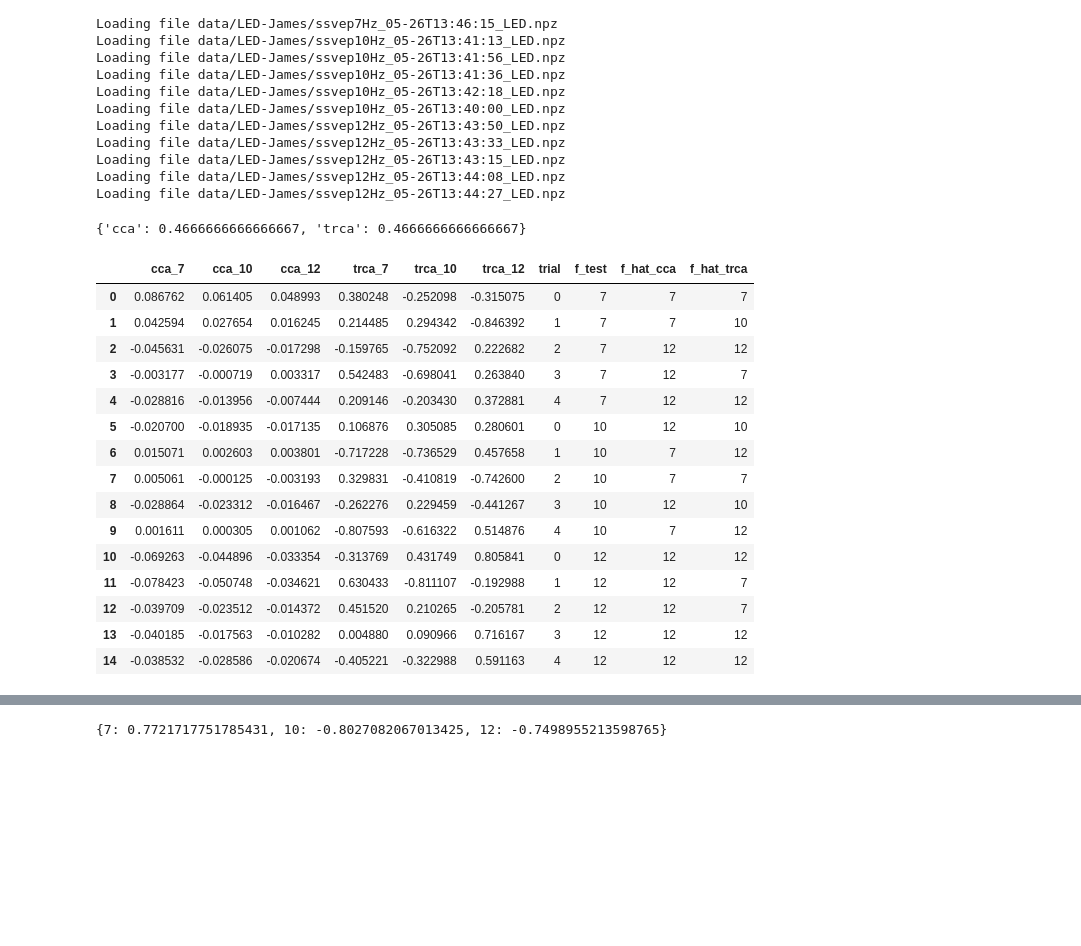
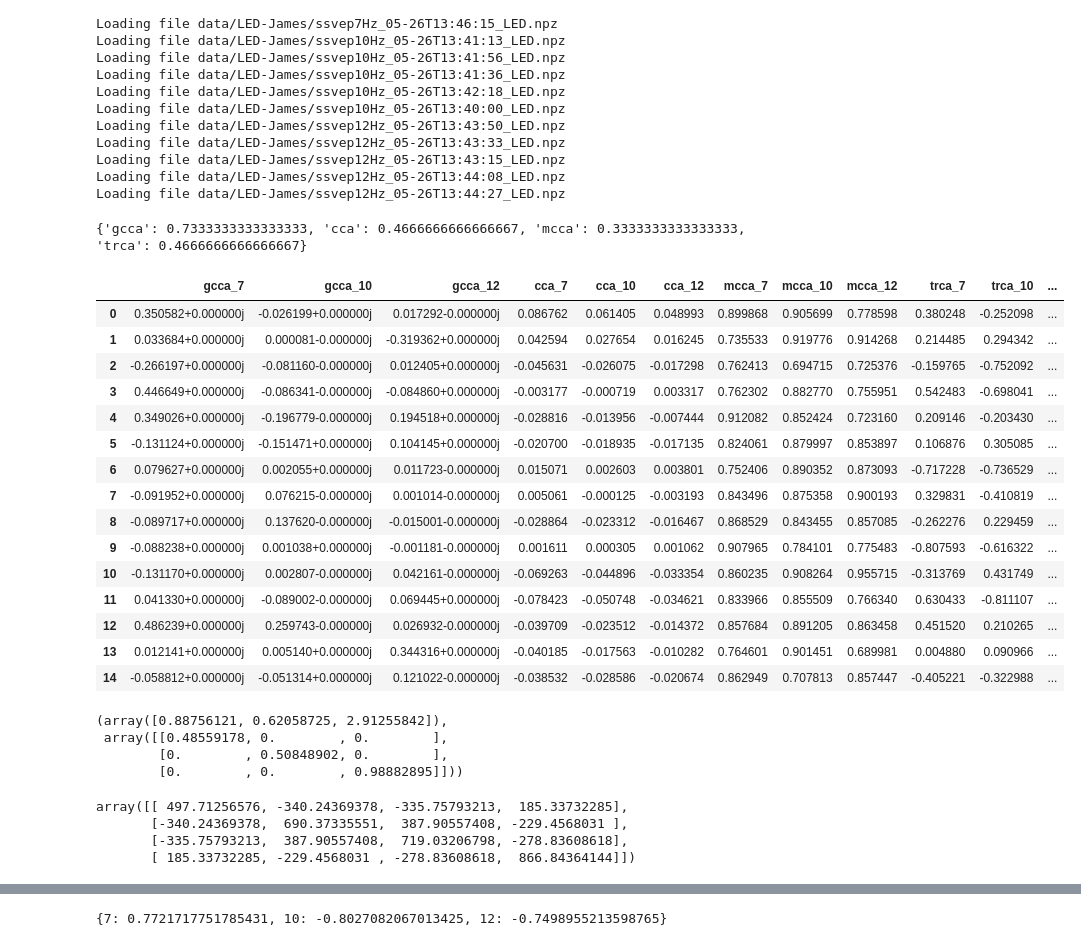
Before and after one commit to JamesTev/EEG-decoding, a Jupyter notebook: EEG-Analysis.ipynb, the cells around one changed output, grey strips where cells are left out. Saved outputs shown, nothing was run; the diff lists cells and outputs as text; code cells hidden in the pictures; blank space fills up the shorter version.

```diff
--- a/EEG-Analysis.ipynb
+++ b/EEG-Analysis.ipynb
@@ -161,6 +161,8 @@ Loading file data/LED-James/ssvep12Hz_05-26T13:44:27_LED.npz
 # %%
 from eeg_lib.synthetic import synth_data_tensor
 from eeg_lib.filtering import iir_bandpass_ssvep_tensor
+
+np.random.seed(0)
 
 # filter params - only relevant if bandpass == True
 bandpass = False
@@ -176,7 +178,7 @@ use_synthetic = False
 Nf, Nc, Ns, Nt = X_ssvep.shape
 
 if use_synthetic:
-    noise_power = 2
+    noise_power = 0.5
     X = synth_data_tensor(stim_freqs, Ns, Nc, Nt, noise_power, fs)
     print("Using synth. generated data with noise power ", noise_power)
 else:
@@ -189,8 +191,9 @@ if bandpass:
 gcca = GCCA(stim_freqs, fs)
 trca = TRCA_SSVEP(stim_freqs)
 cca = CCA(stim_freqs, fs)
+mcca = MsetCCA_SSVEP(stim_freqs)
 
-prefixes = ['cca', 'trca']
+prefixes = ['gcca', 'cca', 'mcca', 'trca']
 form_labels = lambda p, stim_freqs: [f'{p}_{f}' for f in stim_freqs]
 
 col_map = {p: form_labels(p, stim_freqs) for p in prefixes}
@@ -211,56 +214,82 @@ for trial in trials:
     train_indices = list(set(trials)-{trial})
     X_train = X[:, :, -Ns_trunc:, train_indices]
 
-#     gcca.fit(X_train)
+    gcca.fit(X_train)
     trca.fit(X_train)
+    mcca.fit(X_train)
 
     eig_map = trca.get_eig()
     lams.append({f: val[0][0] for f, val in eig_map.items()})
 
     for i, f_test in enumerate(stim_freqs):
         X_test = X[i, :, -Ns_trunc:, trial]
 
         out['trial'].append(trial)
         out['f_test'].append(f_test)
 
-#         gcca_result = gcca.classify(X_test)
+        gcca_result = gcca.classify(X_test)
         cca_result = cca.classify(X_test.T, method='cca')
         trca_result = trca.compute_corr(X_test)
+        mcca_result = mcca.classify(X_test, method='cca')
 
         for f in stim_freqs:
-#             out[f'gcca_{f}'].append(gcca_result[f])
+            out[f'gcca_{f}'].append(gcca_result[f])
             out[f'cca_{f}'].append(cca_result[f])
             out[f'trca_{f}'].append(trca_result[f])
+            out[f'mcca_{f}'].append(mcca_result[f])
 
 cca_df = pd.DataFrame(out).sort_values(by='f_test').reset_index(drop=True)
 
 acc = {} # accuracy of each algo
 
 for algo in prefixes:
     cols = col_map[algo]
     cca_df['f_hat_'+algo] = cca_df.apply(lambda row: stim_freqs[row[cols].argmax()], axis=1)
     acc[algo] = len(cca_df[cca_df['f_hat_'+algo] == cca_df.f_test])/len(cca_df)
 
 print(acc)
 cca_df
 # %% [output]
-{'cca': 0.4666666666666667, 'trca': 0.4666666666666667}
+{'gcca': 0.7333333333333333, 'cca': 0.4666666666666667, 'mcca': 0.3333333333333333, 'trca': 0.4666666666666667}
-|  | cca_7 | cca_10 | cca_12 | trca_7 | trca_10 | trca_12 | trial | f_test | f_hat_cca | f_hat_trca |
-| 0 | 0.086762 | 0.061405 | 0.048993 | 0.380248 | -0.252098 | -0.315075 | 0 | 7 | 7 | 7 |
-| 1 | 0.042594 | 0.027654 | 0.016245 | 0.214485 | 0.294342 | -0.846392 | 1 | 7 | 7 | 10 |
-| 2 | -0.045631 | -0.026075 | -0.017298 | -0.159765 | -0.752092 | 0.222682 | 2 | 7 | 12 | 12 |
-| 3 | -0.003177 | -0.000719 | 0.003317 | 0.542483 | -0.698041 | 0.263840 | 3 | 7 | 12 | 7 |
-| 4 | -0.028816 | -0.013956 | -0.007444 | 0.209146 | -0.203430 | 0.372881 | 4 | 7 | 12 | 12 |
-| 5 | -0.020700 | -0.018935 | -0.017135 | 0.106876 | 0.305085 | 0.280601 | 0 | 10 | 12 | 10 |
-| 6 | 0.015071 | 0.002603 | 0.003801 | -0.717228 | -0.736529 | 0.457658 | 1 | 10 | 7 | 12 |
-| 7 | 0.005061 | -0.000125 | -0.003193 | 0.329831 | -0.410819 | -0.742600 | 2 | 10 | 7 | 7 |
-| 8 | -0.028864 | -0.023312 | -0.016467 | -0.262276 | 0.229459 | -0.441267 | 3 | 10 | 12 | 10 |
-| 9 | 0.001611 | 0.000305 | 0.001062 | -0.807593 | -0.616322 | 0.514876 | 4 | 10 | 7 | 12 |
-| 10 | -0.069263 | -0.044896 | -0.033354 | -0.313769 | 0.431749 | 0.805841 | 0 | 12 | 12 | 12 |
-| 11 | -0.078423 | -0.050748 | -0.034621 | 0.630433 | -0.811107 | -0.192988 | 1 | 12 | 12 | 7 |
-| 12 | -0.039709 | -0.023512 | -0.014372 | 0.451520 | 0.210265 | -0.205781 | 2 | 12 | 12 | 7 |
-| 13 | -0.040185 | -0.017563 | -0.010282 | 0.004880 | 0.090966 | 0.716167 | 3 | 12 | 12 | 12 |
-| 14 | -0.038532 | -0.028586 | -0.020674 | -0.405221 | -0.322988 | 0.591163 | 4 | 12 | 12 | 12 |
+|  | gcca_7 | gcca_10 | gcca_12 | cca_7 | cca_10 | cca_12 | mcca_7 | mcca_10 | mcca_12 | trca_7 | trca_10 | ... |
+| 0 | 0.350582+0.000000j | -0.026199+0.000000j | 0.017292-0.000000j | 0.086762 | 0.061405 | 0.048993 | 0.899868 | 0.905699 | 0.778598 | 0.380248 | -0.252098 | ... |
+| 1 | 0.033684+0.000000j | 0.000081-0.000000j | -0.319362+0.000000j | 0.042594 | 0.027654 | 0.016245 | 0.735533 | 0.919776 | 0.914268 | 0.214485 | 0.294342 | ... |
+| 2 | -0.266197+0.000000j | -0.081160-0.000000j | 0.012405+0.000000j | -0.045631 | -0.026075 | -0.017298 | 0.762413 | 0.694715 | 0.725376 | -0.159765 | -0.752092 | ... |
+| 3 | 0.446649+0.000000j | -0.086341-0.000000j | -0.084860+0.000000j | -0.003177 | -0.000719 | 0.003317 | 0.762302 | 0.882770 | 0.755951 | 0.542483 | -0.698041 | ... |
+| 4 | 0.349026+0.000000j | -0.196779-0.000000j | 0.194518+0.000000j | -0.028816 | -0.013956 | -0.007444 | 0.912082 | 0.852424 | 0.723160 | 0.209146 | -0.203430 | ... |
+| 5 | -0.131124+0.000000j | -0.151471+0.000000j | 0.104145+0.000000j | -0.020700 | -0.018935 | -0.017135 | 0.824061 | 0.879997 | 0.853897 | 0.106876 | 0.305085 | ... |
+| 6 | 0.079627+0.000000j | 0.002055+0.000000j | 0.011723-0.000000j | 0.015071 | 0.002603 | 0.003801 | 0.752406 | 0.890352 | 0.873093 | -0.717228 | -0.736529 | ... |
+| 7 | -0.091952+0.000000j | 0.076215-0.000000j | 0.001014-0.000000j | 0.005061 | -0.000125 | -0.003193 | 0.843496 | 0.875358 | 0.900193 | 0.329831 | -0.410819 | ... |
+| 8 | -0.089717+0.000000j | 0.137620-0.000000j | -0.015001-0.000000j | -0.028864 | -0.023312 | -0.016467 | 0.868529 | 0.843455 | 0.857085 | -0.262276 | 0.229459 | ... |
+| 9 | -0.088238+0.000000j | 0.001038+0.000000j | -0.001181-0.000000j | 0.001611 | 0.000305 | 0.001062 | 0.907965 | 0.784101 | 0.775483 | -0.807593 | -0.616322 | ... |
+| 10 | -0.131170+0.000000j | 0.002807-0.000000j | 0.042161-0.000000j | -0.069263 | -0.044896 | -0.033354 | 0.860235 | 0.908264 | 0.955715 | -0.313769 | 0.431749 | ... |
+| 11 | 0.041330+0.000000j | -0.089002-0.000000j | 0.069445+0.000000j | -0.078423 | -0.050748 | -0.034621 | 0.833966 | 0.855509 | 0.766340 | 0.630433 | -0.811107 | ... |
+| 12 | 0.486239+0.000000j | 0.259743-0.000000j | 0.026932-0.000000j | -0.039709 | -0.023512 | -0.014372 | 0.857684 | 0.891205 | 0.863458 | 0.451520 | 0.210265 | ... |
+| 13 | 0.012141+0.000000j | 0.005140+0.000000j | 0.344316+0.000000j | -0.040185 | -0.017563 | -0.010282 | 0.764601 | 0.901451 | 0.689981 | 0.004880 | 0.090966 | ... |
+| 14 | -0.058812+0.000000j | -0.051314+0.000000j | 0.121022-0.000000j | -0.038532 | -0.028586 | -0.020674 | 0.862949 | 0.707813 | 0.857447 | -0.405221 | -0.322988 | ... |
+# %%
+from scipy.linalg import sqrtm
+from eeg_lib.utils import inv_square
+
+A = np.random.normal(size=(3), loc=2)*np.eye(3)
+B = np.random.normal(size=(3), loc=2)*np.eye(3)
+
+from eeg_lib.utils import solve_gen_eig_prob
+
+lam, V = solve_gen_eig_prob(A, B)
+lam, V
+# %% [output]
+(array([0.88756121, 0.62058725, 2.91255842]),
+ array([[0.48559178, 0.        , 0.        ],
+        [0.        , 0.50848902, 0.        ],
+        [0.        , 0.        , 0.98882895]]))
+# %%
+X_test.dot(X_test.T)
+# %% [output]
+array([[ 497.71256576, -340.24369378, -335.75793213,  185.33732285],
+       [-340.24369378,  690.37335551,  387.90557408, -229.4568031 ],
+       [-335.75793213,  387.90557408,  719.03206798, -278.83608618],
+       [ 185.33732285, -229.4568031 , -278.83608618,  866.84364144]])
 # %%
 import matplotlib.pyplot as plt
 import numpy as np
```
Also changed, not shown: parts of 5 cells of this notebook, 11 other files.
